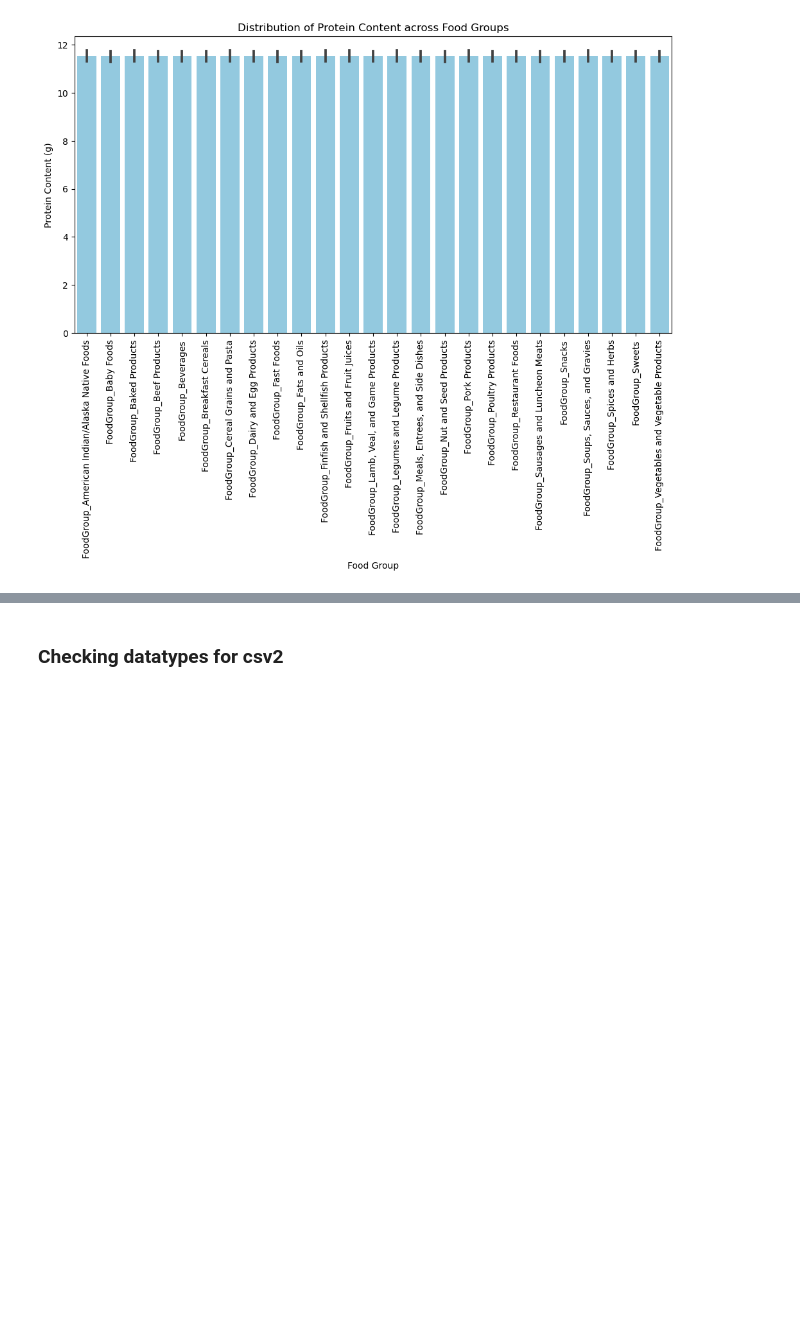
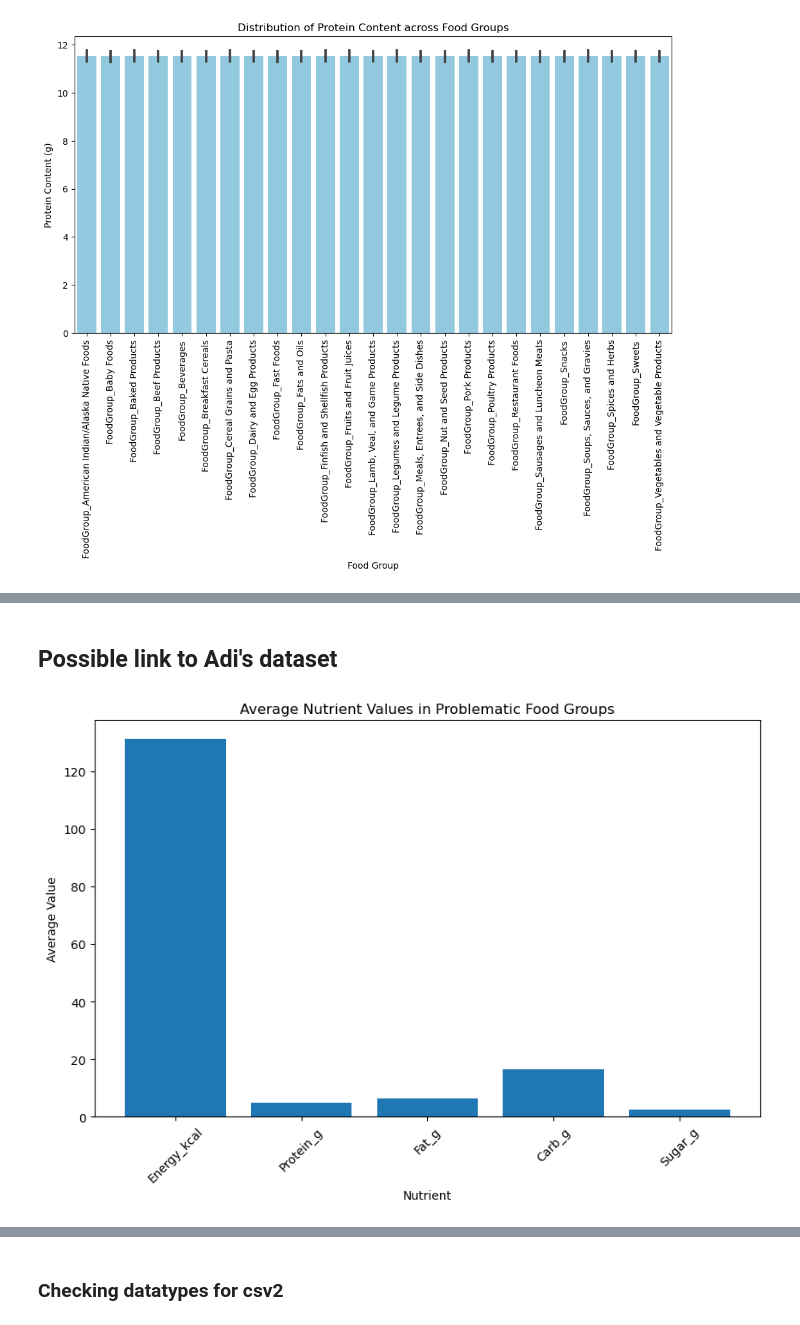
Before and after one commit to HardoModo/Dev10-Capstone, a Jupyter notebook: Janeel/Food_nutrient.ipynb, the cells around one changed output, grey strips where cells are left out. Drawn from its saved outputs; the diff is of its cells as text; code cells hidden in the pictures; blank space fills up the shorter version.

Commit message:
possible link to Adi's dataset,includes visuals

```diff
--- a/Janeel/Food_nutrient.ipynb
+++ b/Janeel/Food_nutrient.ipynb
@@ -397,0 +398,31 @@ plt.show()
+# %% [markdown]
+## Possible link to Adi's dataset
+# %%
+
+
+# Define the problematic food groups
+food_groups = ['FoodGroup_Nut and Seed Products', 'FoodGroup_Spices and Herbs', 'FoodGroup_Vegetables and Vegetable Products']
+
+# Filter Table 1 to include only the specified food groups and problematic nutrients
+filtered_df = df[df[food_groups].any(axis=1)][['FoodGroup_Nut and Seed Products', 'FoodGroup_Spices and Herbs', 'FoodGroup_Vegetables and Vegetable Products',
+                                               'Energy_kcal', 'Protein_g', 'Fat_g', 'Carb_g', 'Sugar_g']]
+
+# Calculate the average nutrient values for the problematic food groups
+average_values = filtered_df[['Energy_kcal', 'Protein_g', 'Fat_g', 'Carb_g', 'Sugar_g']].mean()
+
+# Create a bar plot
+plt.figure(figsize=(10, 6))
+plt.bar(average_values.index, average_values.values)
+
+# Add labels and title
+plt.xlabel('Nutrient')
+plt.ylabel('Average Value')
+plt.title('Average Nutrient Values in Problematic Food Groups')
+
+# Rotate x-axis labels
+plt.xticks(rotation=45)
+
+# Display the plot
+plt.show()
+# %% [output]
+[figure, added]
```
Also changed, not shown: parts of 12 cells of this notebook.
